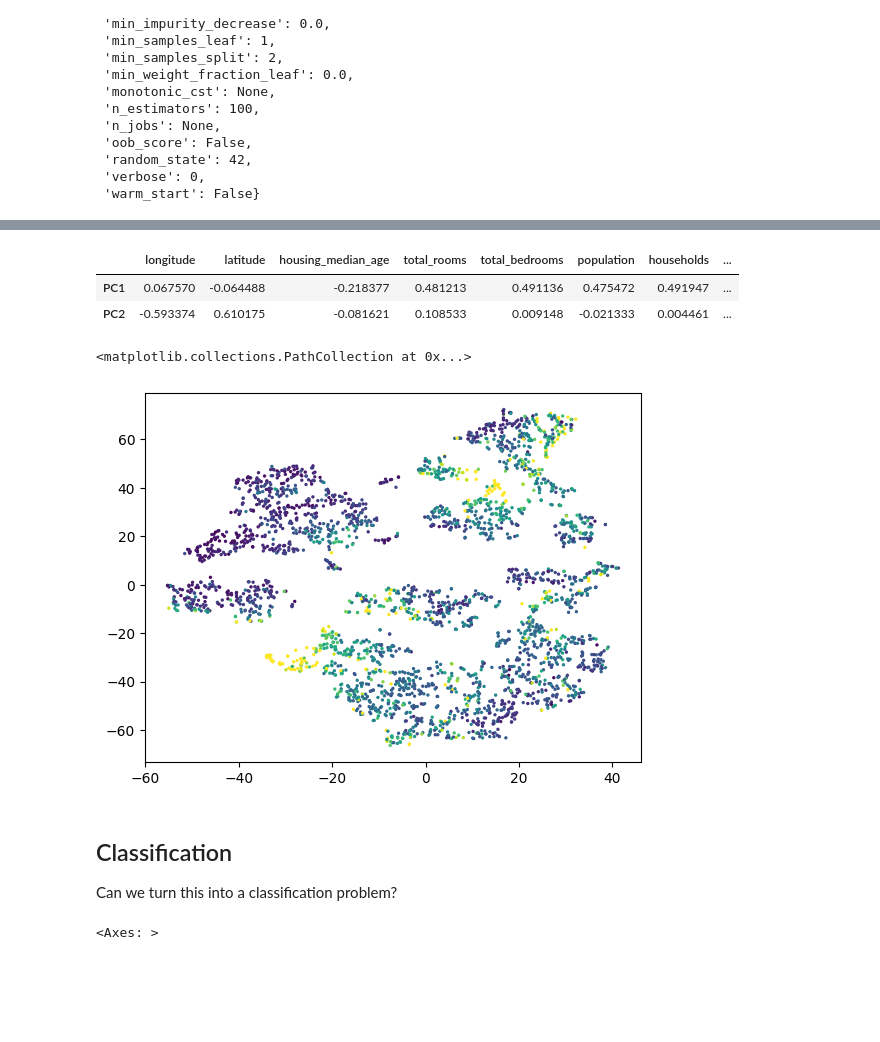
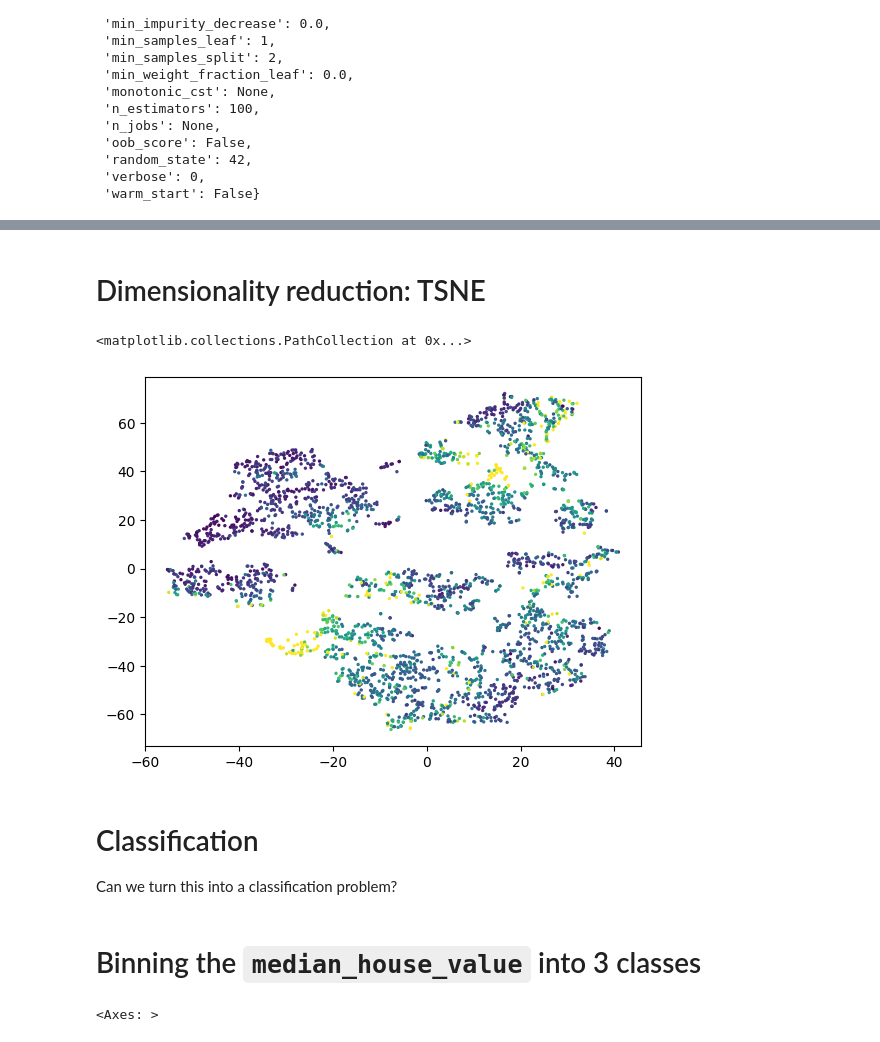
Before and after one commit to w4bo/AA2425-unibo-mldm, a Jupyter notebook: slides/lab-06-housing.ipynb, the cells around one changed output, grey strips where cells are left out. Drawn from its saved outputs; the diff is of its cells as text; code cells hidden in the pictures; blank space fills up the shorter version.

```diff
--- a/slides/lab-06-housing.ipynb
+++ b/slides/lab-06-housing.ipynb
@@ -154,10 +154,14 @@ We are facing a *regression problem*
 # Computing the RMSE
 # %%
 from sklearn.metrics import root_mean_squared_error
+from sklearn.metrics import accuracy_score
 
-lin_rmse = root_mean_squared_error(y_test, housing_predictions)  # check the error
-show=20
-df = pd.DataFrame({'y_test': y_test[:show].to_numpy(), 'y_pred': housing_predictions[:show]}, index=[x for x in range(show)])  # visualize some predictions
-df.plot.bar(rot=0)
-lin_rmse
+def plot_predictions(y_test, housing_predictions, show=20, accuracy=False, plot=True):
+    if not accuracy:
+        print(f"RMSE: {root_mean_squared_error(y_test, housing_predictions)}")  # check the error
+    else:
+        print(f"Accuracy: {accuracy_score(y_test, housing_predictions)}")  # check the error
+    if plot: pd.DataFrame({'y_test': y_test[:show].to_numpy(), 'y_pred': housing_predictions[:show]}, index=[x for x in range(show)]).plot.bar(rot=0)  # visualize some predictions
+
+plot_predictions(y_test, housing_predictions)
 # %% [output]
@@ -179,10 +186,7 @@ def run_forest(n_estimators, max_features, min_samples_split=5):
     forest_reg = RandomForestRegressor(n_estimators=n_estimators, max_features=max_features, random_state=42, bootstrap=True)  # initialize the model (i.e., the estimator)
     forest_reg.fit(X_train, y_train)  # train it
     housing_predictions = forest_reg.predict(X_test)  # predict the cost of houses in the test set
-    forest_rmse = root_mean_squared_error(y_test, housing_predictions)  # check the error
-    print(forest_rmse)
-    df = pd.DataFrame({'y_test': y_test[:show].to_numpy(), 'y_pred': housing_predictions[:show]}, index=[x for x in range(show)])
-    df.plot.bar(rot=0)
+    plot_predictions(y_test, housing_predictions)
     return forest_reg
 
 forest_reg = run_forest(100, 1.0)
@@ -274,29 +275,21 @@ plt.scatter(
-# %%
-pd.DataFrame(pca.components_, columns=X_train.columns, index=['PC1', 'PC2'])
-# %% [output]
-|  | longitude | latitude | housing_median_age | total_rooms | total_bedrooms | population | households | ... |
-| PC1 | 0.067570 | -0.064488 | -0.218377 | 0.481213 | 0.491136 | 0.475472 | 0.491947 | ... |
-| PC2 | -0.593374 | 0.610175 | -0.081621 | 0.108533 | 0.009148 | -0.021333 | 0.004461 | ... |
+# %% [markdown]
+# Dimensionality reduction: TSNE
 # %%
 from sklearn.manifold import TSNE
 
 tsne = TSNE(n_components=2)
-result = tsne.fit_transform(X_train.head(3000))
+result_tsne = tsne.fit_transform(X_train.head(3000))
 
-plt.scatter(
-    x=result[:, 0],
-    y=result[:, 1],
-    c=y_train.head(3000),
-    s=2,
-    cmap='viridis'
-)
+plt.scatter(x=result_tsne[:, 0], y=result_tsne[:, 1], c=y_train.head(3000), s=2, cmap='viridis')
 # %% [output]
 <matplotlib.collections.PathCollection at 0x...>
-[figure, old version]
+[figure, new version]
 # %% [markdown]
-## Classification
+# Classification
 
 Can we turn this into a classification problem?
+# %% [markdown]
+# Binning the `median_house_value` into 3 classes
 # %%
 df = preprocess(False)  # clean the dataset withtout standardization
 bins = ["low", "medium", "high"]  # the labels we are gonna use
```
Also changed, not shown: parts of 38 cells of this notebook, 1 other file.
